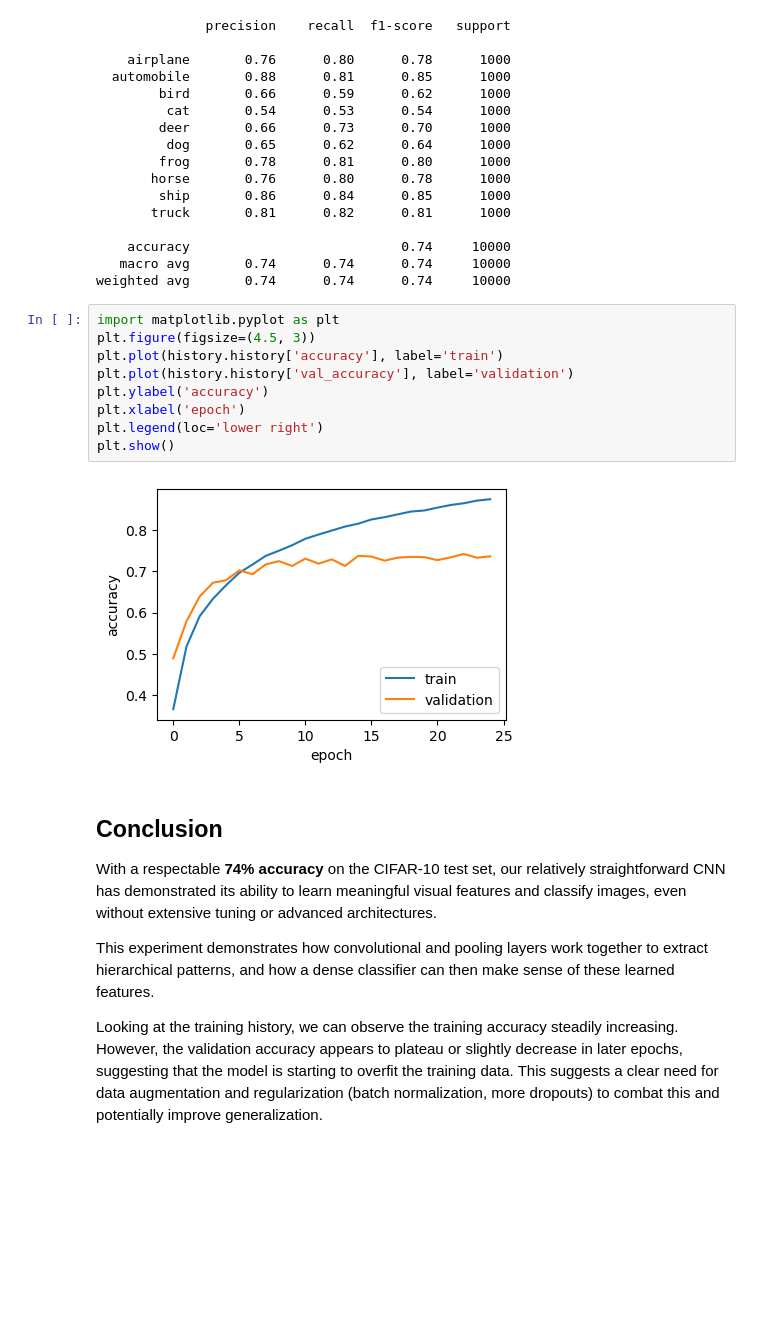
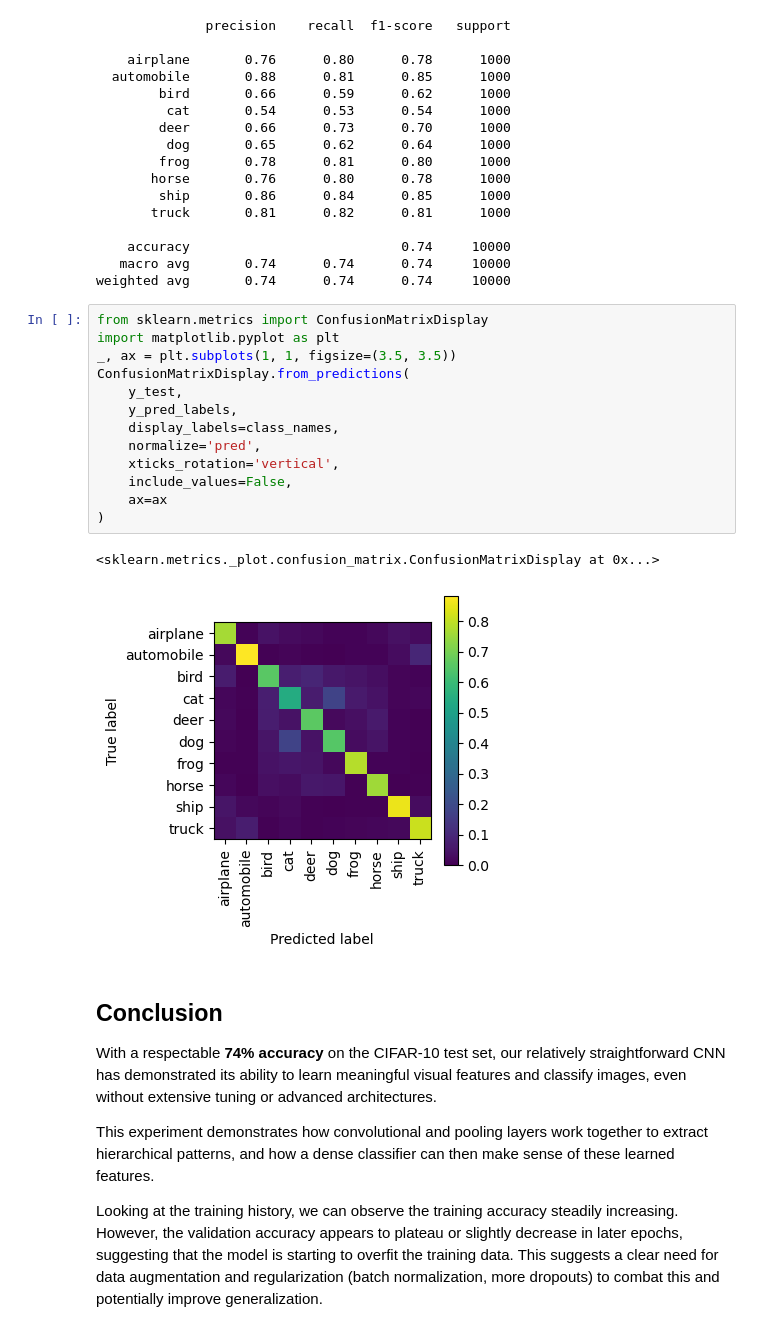
Before and after one commit to sweetpalma/mle, a Jupyter notebook: image-classification/01-cnn.ipynb, the cells around one changed output. Saved outputs shown, nothing was run; the diff lists cells and outputs as text; blank space fills up the shorter version.

Commit message:
Added confusion matrices for image classification models.

```diff
--- a/image-classification/01-cnn.ipynb
+++ b/image-classification/01-cnn.ipynb
@@ -161,17 +172,22 @@ with device('/CPU'):
     accuracy                           0.74     10000
    macro avg       0.74      0.74      0.74     10000
 weighted avg       0.74      0.74      0.74     10000
-# %%
-import matplotlib.pyplot as plt
-plt.figure(figsize=(4.5, 3))
-plt.plot(history.history['accuracy'], label='train')
-plt.plot(history.history['val_accuracy'], label='validation')
-plt.ylabel('accuracy')
-plt.xlabel('epoch')
-plt.legend(loc='lower right')
-plt.show()
-# %% [output]
-[figure]
+# %%
+from sklearn.metrics import ConfusionMatrixDisplay
+import matplotlib.pyplot as plt
+_, ax = plt.subplots(1, 1, figsize=(3.5, 3.5))
+ConfusionMatrixDisplay.from_predictions(
+    y_test,
+    y_pred_labels,
+    display_labels=class_names,
+    normalize='pred',
+    xticks_rotation='vertical',
+    include_values=False,
+    ax=ax
+)
+# %% [output]
+<sklearn.metrics._plot.confusion_matrix.ConfusionMatrixDisplay at 0x...>
+[figure, added]
 # %% [markdown]
 ## Conclusion
 
```
Also changed, not shown: parts of 2 cells of this notebook, 4 other files.
